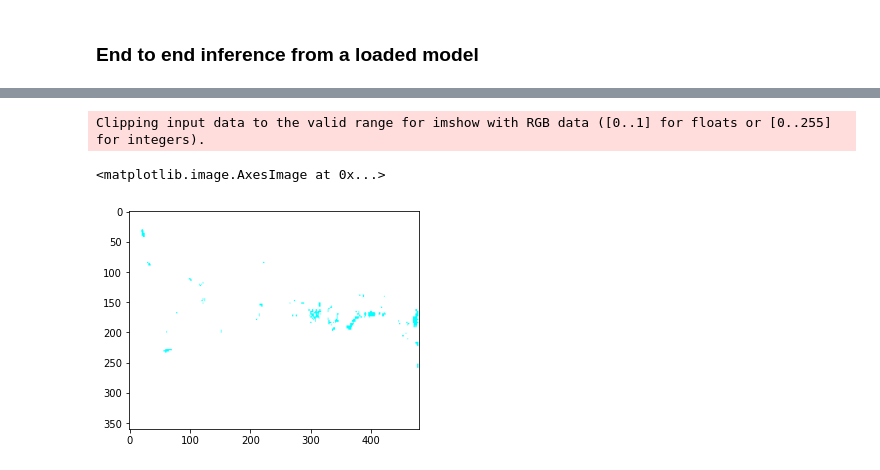
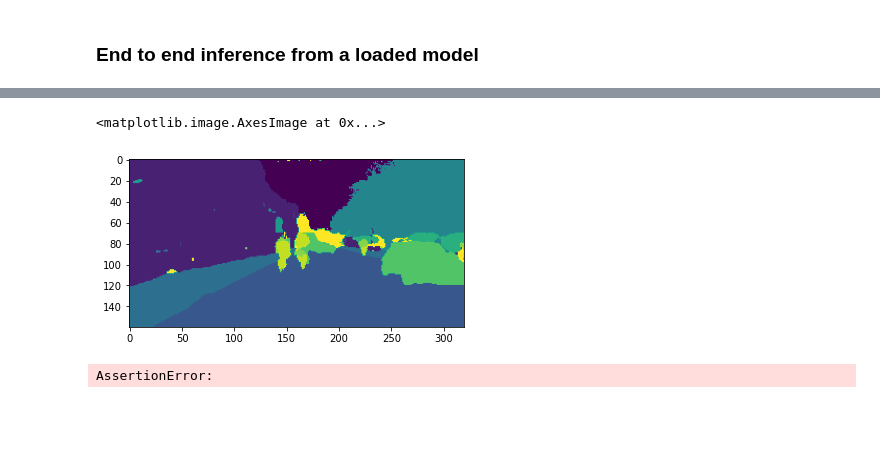
Before and after one commit to sachinkmohan/image-segmentation-keras, a Jupyter notebook: testing_end_to_end_pruning_modified.ipynb, the cells around one changed output, grey strips where cells are left out. Saved outputs shown, nothing was run; the diff lists cells and outputs as text; code cells hidden in the pictures; blank space fills up the shorter version.

```diff
--- a/testing_end_to_end_pruning_modified.ipynb
+++ b/testing_end_to_end_pruning_modified.ipynb
@@ -260,6 +318,7 @@ model_for_pruning = tfmot.sparsity.keras.prune_low_magnitude(model6, **pruning_p
 # %%
-p_checkpoints_path = 'divam_ss_pruned'
-p_checkpoint = ModelCheckpoint(filepath=p_checkpoints_path + ".{epoch:02d}.h5",save_weights_only=False,
+p_checkpoints_path = 'divam_ss_pruned_weights_n'
+p_checkpoint = ModelCheckpoint(filepath=p_checkpoints_path + "{epoch:02d}.h5",save_weights_only=True,save_best_only=True,
+                               monitor='val_loss',
                               verbose=True)
 # %%
 log_dir = './pruning_logs'
@@ -270,8 +339,10 @@ p_callbacks = [
 # %%
+loss_k = 'categorical_crossentropy'
+
 model_for_pruning.compile(loss=loss_k,
                       optimizer='adam',
                       metrics=['accuracy'])
 # %%
 initial_epoch=0
 model_for_pruning.fit(train_gen, steps_per_epoch=steps_per_epoch,
-                  epochs=1, callbacks=p_callbacks, initial_epoch=initial_epoch)
+                  epochs=epochs, callbacks=p_callbacks, initial_epoch=initial_epoch)
@@ -278,6 +368,6 @@ model_for_pruning.fit(train_gen, steps_per_epoch=steps_per_epoch,
 # %%
 pr = model_for_pruning.predict(np.array([x]))[0]
-pr = pr.reshape((output_height,  output_width, n_classes)).argmax(axis=2)
+pr_p1 = pr.reshape((output_height,  output_width, n_classes)).argmax(axis=2)
 # %% [markdown]
 ### Strip pruning to remove the pruning layer names to the default
 # %%
@@ -421,7 +515,6 @@ seg_img = visualize_segmentation(pr, inp, n_classes=n_classes,
 # %%
 import matplotlib.pyplot as plt
-plt.imshow(seg_img)
+plt.imshow(pr_p1)
 # %% [output]
-Clipping input data to the valid range for imshow with RGB data ([0..1] for floats or [0..255] for integers).
+<matplotlib.image.AxesImage at 0x...>
-<matplotlib.image.AxesImage at 0x...>
-[figure, old version]
+[figure, new version]
@@ -427,0 +626,4 @@ Clipping input data to the valid range for imshow with RGB data ([0..1] for floa
+# %%
+print(evaluate(model_p, train_images, train_annotations))
+# %% [output]
+AssertionError:
```
Also changed, not shown: parts of 34 cells of this notebook, 1 other file.
